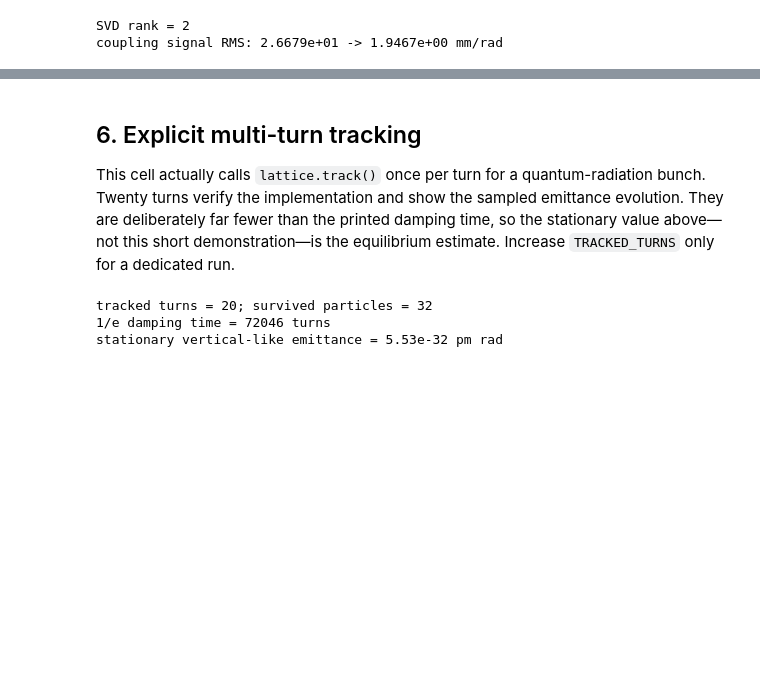
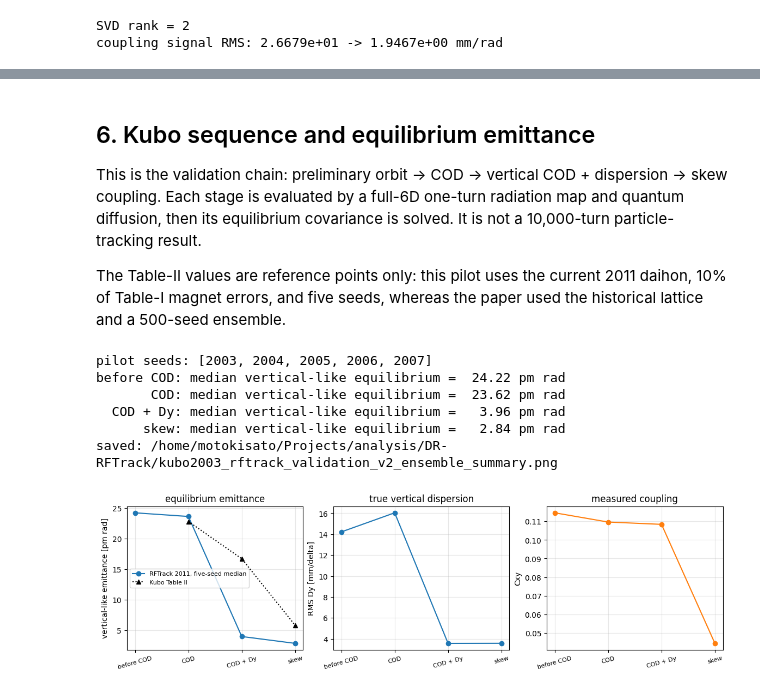
Before and after one commit to Motoki-Sato-hub/flight-simulator, a Jupyter notebook: Jupyter Notebooks/ATF2/DR_RFTrack_Correction_Validation.ipynb, the cells around one changed output, grey strips where cells are left out. Saved outputs shown, nothing was run; the diff lists cells and outputs as text; code cells hidden in the pictures; blank space fills up the shorter version.

```diff
--- a/Jupyter Notebooks/ATF2/DR_RFTrack_Correction_Validation.ipynb
+++ b/Jupyter Notebooks/ATF2/DR_RFTrack_Correction_Validation.ipynb
@@ -245,44 +308,52 @@ projected x, y emittance [pm rad] = 424.0534869267956 7.373194800722727e-32
 # %% [markdown]
-## 6. Explicit multi-turn tracking
+## 6. Kubo sequence and equilibrium emittance
 
-This cell actually calls `lattice.track()` once per turn for a quantum-radiation bunch.
-Twenty turns verify the implementation and show the sampled emittance evolution. They are
-deliberately far fewer than the printed damping time, so the stationary value above—not this
-short demonstration—is the equilibrium estimate. Increase `TRACKED_TURNS` only for a dedicated run.
+This is the validation chain: preliminary orbit → COD → vertical COD +
+dispersion → skew coupling. Each stage is evaluated by a full-6D
+one-turn radiation map and quantum diffusion, then its equilibrium
+covariance is solved. It is not a 10,000-turn particle-tracking result.
+
+The Table-II values are reference points only: this pilot uses the current
+2011 daihon, 10% of Table-I magnet errors, and five seeds, whereas the
+paper used the historical lattice and a 500-seed ensemble.
 # %%
-TRACKED_TURNS = 20
-TRACKED_PARTICLES = 32
+import json
 
-# Start above the equilibrium emittance to make damping visible in a short run.
-initial_bunch = gaussian_bunch(
-    equilibrium.synchronous_orbit,
-    particles=TRACKED_PARTICLES,
-    emit_x_m_rad=1.0e-9,
-    emit_y_m_rad=1.0e-11,
-    beta_x_m=5.0,
-    beta_y_m=5.0,
-    sigma_delta=1.0e-3,
-    sigma_ct_mm=1.0,
-    seed=20260916,
-)
-tracked_bunch, tracking_samples = track_emittance(
-    quantum_lattice, initial_bunch,
-    turns=TRACKED_TURNS, sample_every=5,
+ensemble_path = ANALYSIS_DIR / "kubo2003_rftrack_full6d_v2_scale_0p1_ensemble.json"
+kubo_ensemble = json.loads(ensemble_path.read_text(encoding="utf-8"))
+labels = ("before COD", "COD", "COD + Dy", "skew")
+vertical = kubo_ensemble["vertical_like_eigen_pm_rad"]["median"]
+dy = kubo_ensemble["true_dy_rms_mm_per_delta"]["median"]
+cxy = kubo_ensemble["measured_cxy"]["median"]
+table_ii = np.asarray(
+    kubo_ensemble["kubo_table_ii_vertical_emittance_pm_rad"], dtype=float
 )
 
-sample_turns = [sample.turns for sample in tracking_samples]
-vertical_like_pm = [sample.eigen_emittances_m_rad[0] * 1e12 for sample in tracking_samples]
-horizontal_like_pm = [sample.eigen_emittances_m_rad[1] * 1e12 for sample in tracking_samples]
-print(f"tracked turns = {TRACKED_TURNS}; survived particles = {tracked_bunch.size()}")
-print(f"1/e damping time = {equilibrium.damping_turns_one_over_e:.0f} turns")
-print(f"stationary vertical-like emittance = {equilibrium.eigen_emittances_m_rad[0] * 1e12:.3g} pm rad")
+print("pilot seeds:", kubo_ensemble["seeds"])
+for stage, value in zip(labels, vertical):
+    print(f"{stage:>10s}: median vertical-like equilibrium = {value:6.2f} pm rad")
 
-plt.plot(sample_turns, vertical_like_pm, "o-", label="vertical-like")
-plt.plot(sample_turns, horizontal_like_pm, "s-", label="horizontal-like")
-plt.xlabel("turn"); plt.ylabel("eigen emittance [pm rad]")
-plt.grid(alpha=0.3); plt.legend();
+figure, axes = plt.subplots(1, 3, figsize=(11.5, 3.3), constrained_layout=True)
+axes[0].plot(labels, vertical, "o-", label="RFTrack 2011, five-seed median")
+axes[0].plot(labels, table_ii, "k^:", label="Kubo Table II")
+axes[0].set(ylabel="vertical-like emittance [pm rad]", title="equilibrium emittance")
+axes[1].plot(labels, dy, "o-", color="tab:blue")
+axes[1].set(ylabel="RMS Dy [mm/delta]", title="true vertical dispersion")
+axes[2].plot(labels, cxy, "o-", color="tab:orange")
+axes[2].set(ylabel="Cxy", title="measured coupling")
+for axis in axes:
+    axis.grid(alpha=0.3)
+    axis.tick_params(axis="x", rotation=15, labelsize=8)
+axes[0].legend(fontsize=8)
+figure_path = ANALYSIS_DIR / "kubo2003_rftrack_validation_v2_ensemble_summary.png"
+figure.savefig(figure_path, dpi=180)
+print("saved:", figure_path)
 # %% [output]
-tracked turns = 20; survived particles = 32
-1/e damping time = 72046 turns
-stationary vertical-like emittance = 5.53e-32 pm rad
+pilot seeds: [2003, 2004, 2005, 2006, 2007]
+before COD: median vertical-like equilibrium =  24.22 pm rad
+       COD: median vertical-like equilibrium =  23.62 pm rad
+  COD + Dy: median vertical-like equilibrium =   3.96 pm rad
+      skew: median vertical-like equilibrium =   2.84 pm rad
+saved: /home/motokisato/Projects/analysis/DR-RFTrack/kubo2003_rftrack_validation_v2_ensemble_summary.png
+[figure, added]
 # %% [markdown]
```
Also changed, not shown: parts of 16 cells of this notebook, 31 other files.
